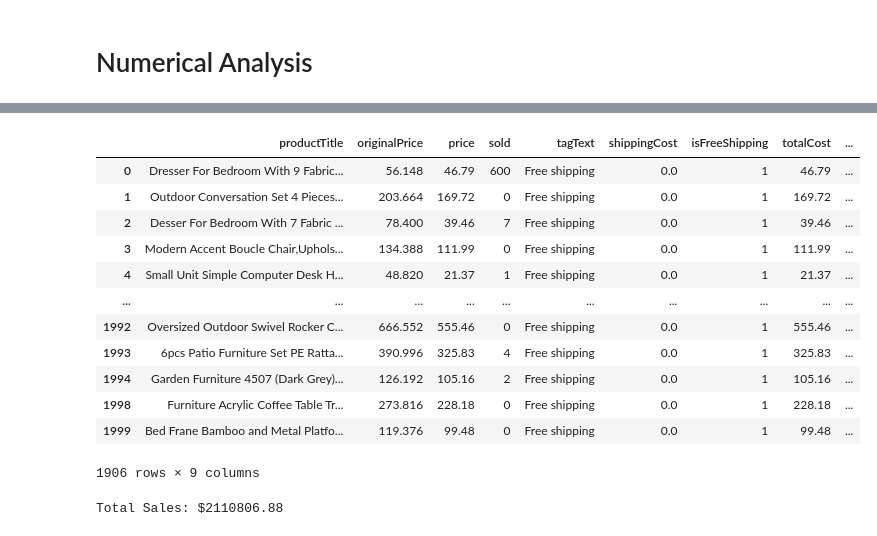
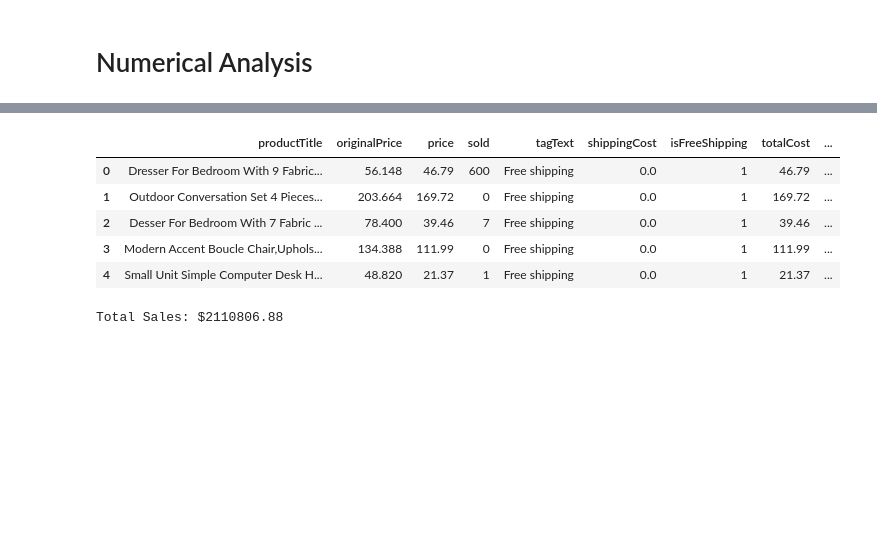
Before and after one commit to shuklagarima29/e-commerce-project, a Jupyter notebook: e-commerce.ipynb, the cells around one changed output, grey strips where cells are left out. Saved outputs shown, nothing was run; the diff lists cells and outputs as text; code cells hidden in the pictures; blank space fills up the shorter version.

```diff
--- a/e-commerce.ipynb
+++ b/e-commerce.ipynb
@@ -256,18 +180,12 @@ df1
 # %%
+# Calculating total revenue as price * unit sold
 df1['totalRevenue']=df1['price']*df1['sold']
-df1
+df1.head(5)
 # %% [output]
 |  | productTitle | originalPrice | price | sold | tagText | shippingCost | isFreeShipping | totalCost | ... |
 | 0 | Dresser For Bedroom With 9 Fabric... | 56.148 | 46.79 | 600 | Free shipping | 0.0 | 1 | 46.79 | ... |
 | 1 | Outdoor Conversation Set 4 Pieces... | 203.664 | 169.72 | 0 | Free shipping | 0.0 | 1 | 169.72 | ... |
 | 2 | Desser For Bedroom With 7 Fabric ... | 78.400 | 39.46 | 7 | Free shipping | 0.0 | 1 | 39.46 | ... |
 | 3 | Modern Accent Boucle Chair,Uphols... | 134.388 | 111.99 | 0 | Free shipping | 0.0 | 1 | 111.99 | ... |
 | 4 | Small Unit Simple Computer Desk H... | 48.820 | 21.37 | 1 | Free shipping | 0.0 | 1 | 21.37 | ... |
-| ... | ... | ... | ... | ... | ... | ... | ... | ... | ... |
-| 1992 | Oversized Outdoor Swivel Rocker C... | 666.552 | 555.46 | 0 | Free shipping | 0.0 | 1 | 555.46 | ... |
-| 1993 | 6pcs Patio Furniture Set PE Ratta... | 390.996 | 325.83 | 4 | Free shipping | 0.0 | 1 | 325.83 | ... |
-| 1994 | Garden Furniture 4507 (Dark Grey)... | 126.192 | 105.16 | 2 | Free shipping | 0.0 | 1 | 105.16 | ... |
-| 1998 | Furniture Acrylic Coffee Table Tr... | 273.816 | 228.18 | 0 | Free shipping | 0.0 | 1 | 228.18 | ... |
-| 1999 | Bed Frane Bamboo and Metal Platfo... | 119.376 | 99.48 | 0 | Free shipping | 0.0 | 1 | 99.48 | ... |
-1906 rows × 9 columns
 # %%
```
Also changed, not shown: parts of 23 cells of this notebook.
